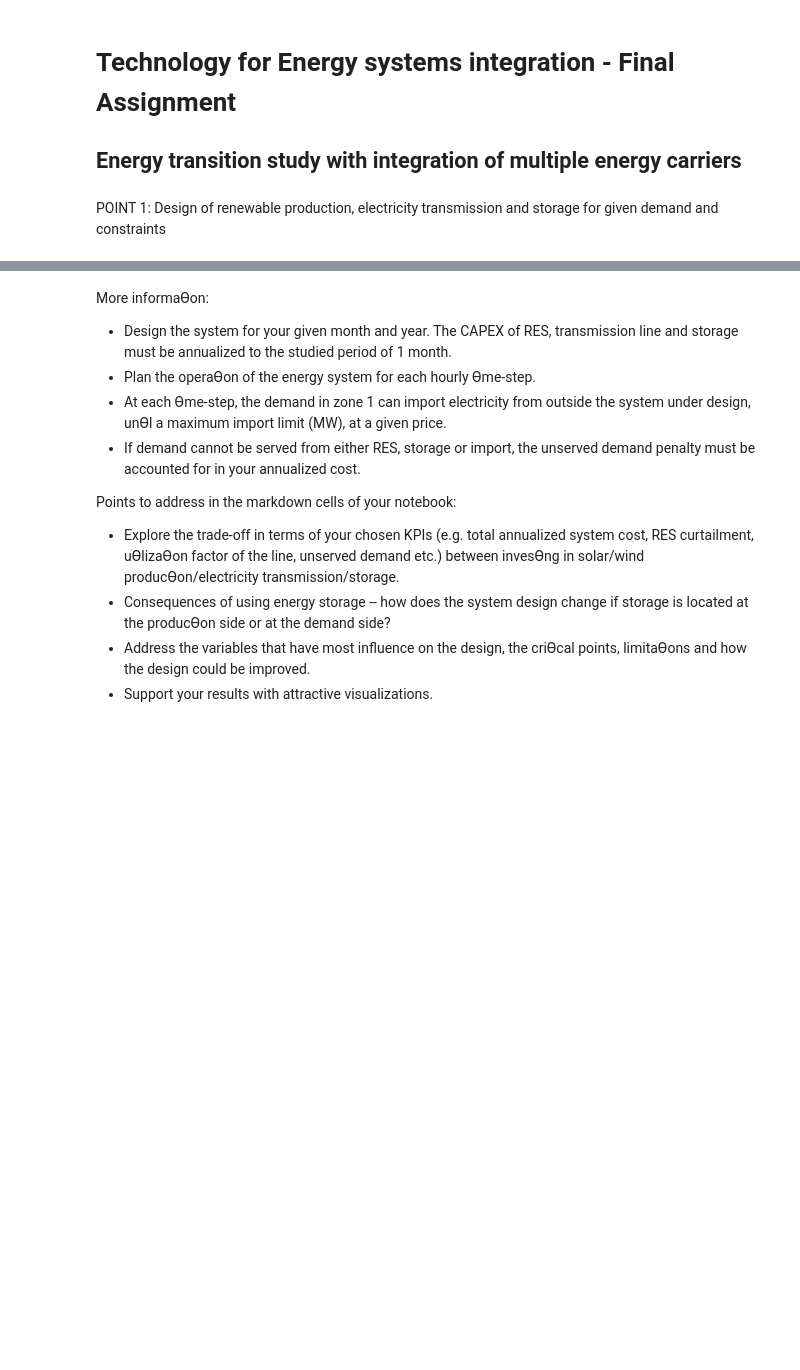
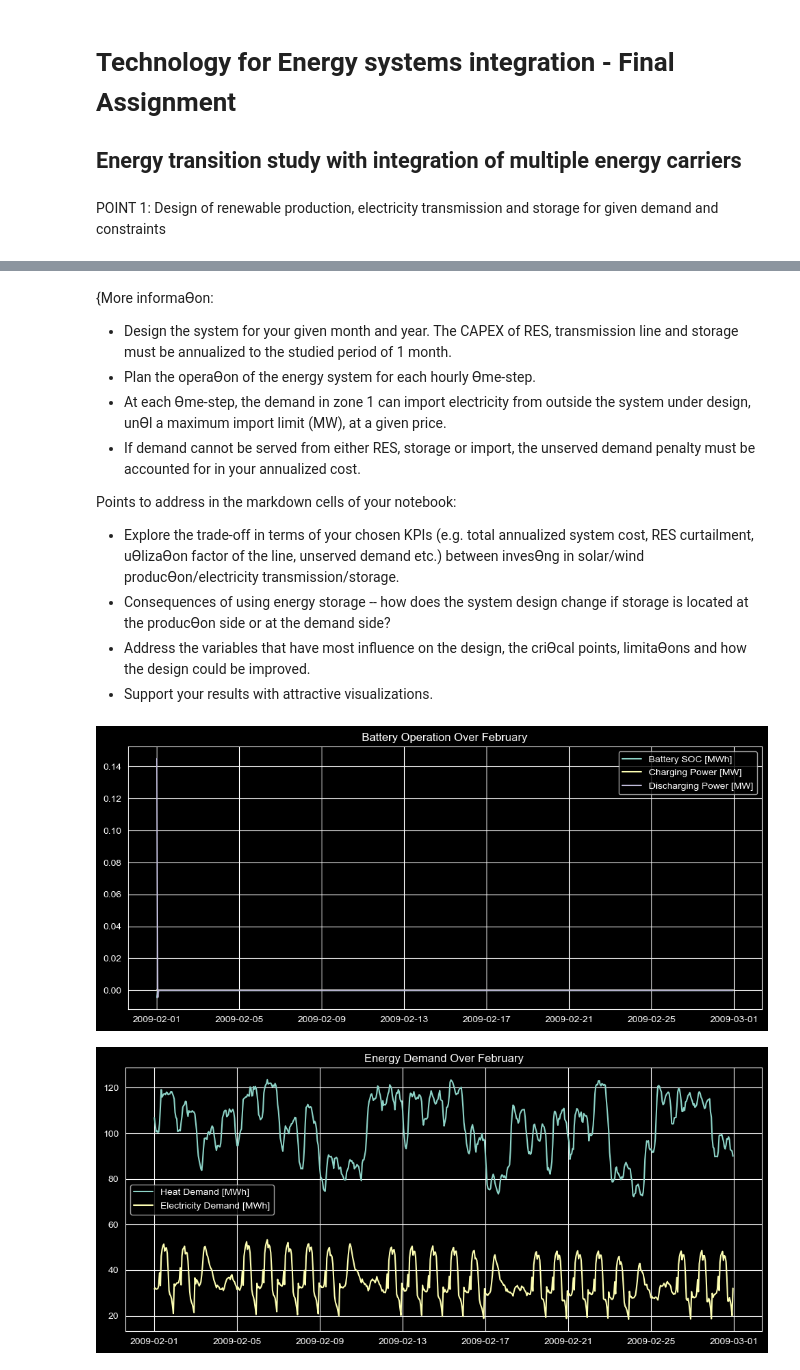
Before and after one commit to karivero/esi_final_repo, a Jupyter notebook: final_esi/ESI_Assignment/ESI_assignment_point1_empty.ipynb, the cells around one changed output, grey strips where cells are left out. Saved outputs shown, nothing was run; the diff lists cells and outputs as text; code cells hidden in the pictures; blank space fills up the shorter version.

```diff
--- a/final_esi/ESI_Assignment/ESI_assignment_point1_empty.ipynb
+++ b/final_esi/ESI_Assignment/ESI_assignment_point1_empty.ipynb
@@ -384,5 +539,5 @@ Battery_zone2_total_cost_monthly = Battery_zone2_total_capex_cost_monthly + Batt
 # %% [markdown]
-More informaƟon:
+{More informaƟon:
 - Design the system for your given month and year. The CAPEX of RES, transmission line and
 storage must be annualized to the studied period of 1 month.
 - Plan the operaƟon of the energy system for each hourly Ɵme-step.
@@ -405,7 +560,7 @@ and how the design could be improved.
 # stocks
 wind_capacity = 10 # MW
 solar_capacity = 10 # MW
-battery_capacity = Li_ion_battery_capex / 1000  # from data to MWh
+battery_capacity = Li_ion_battery_capex / 1000  # from data to MWh # EUR / MWh
 
 # stock characteristics
 battery_max_charge = Li_ion_battery_max_charging_capacity / 100 * battery_capacity  # MW
@@ -434,9 +589,12 @@ soc = pd.Series(0.0, index=times)          # State of charge
 charge = pd.Series(0.0, index=times)       # Charging power
 discharge = pd.Series(0.0, index=times)    # Discharging power
 
+el_import = pd.Series(0.0, index=times)    # Electricity to import
+el_shortage = pd.Series(0.0, index=times)  # Electricity shortage
+
 # --- Loop over hours ---
 for i, t in enumerate(times):
-    prev_soc = soc.iloc[i-1] if i > 0 else 0  # previous hour SOC
+    prev_soc = soc.iloc[i-1] if i > 0 else (battery_capacity/2)  # previous hour SOC
 
     if residual_load[t] < 0:  # surplus → charge battery
         charge_power = min(-residual_load[t], battery_max_charge, battery_capacity - prev_soc)
@@ -451,32 +609,47 @@ for i, t in enumerate(times):
     else:  # no surplus or deficit
         soc[t] = prev_soc * (1 - self_discharge)
 
     # Update residual load after battery action
     residual_load[t] = residual_load[t] + charge[t] - discharge[t]
 
+    el_import[t] = min(residual_load[t], Operational_cost_max_import_availability)
+    el_shortage[t] = max(0, residual_load[t] - el_import[t])
+
+
 plt.figure(figsize=(12,5))
 plt.plot(soc, label='Battery SOC [MWh]')
 plt.plot(charge, label='Charging Power [MW]')
 plt.plot(discharge, label='Discharging Power [MW]')
 plt.legend()
 plt.title("Battery Operation Over February")
+plt.grid(True)
+plt.show()
+
+plt.figure(figsize=(12,5))
+plt.plot(heat_demand, label='Heat Demand [MWh]')
+plt.plot(el_demand, label='Electricity Demand [MWh]')
+plt.legend()
+plt.title("Energy Demand Over February")
 plt.grid(True)
 plt.show()
 
 # plt.plot(total_res_generation)
 # plt.title("total generation over time")
 # plt.show()
 
 # plt.plot(el_demand)
 # plt.title("total demand over time")
 # plt.show()
 #
 # plt.plot(total_res_generation)
 # plt.title("total generation over time")
 # plt.show()
 #
 # plt.plot(residual_load)
 # plt.title("residual load over time")
 # plt.show()
+# %% [output]
+[figure, added]
+[figure, added]
 # %%
 # PYPSA ATTEMPT
```
Also changed, not shown: parts of 10 cells of this notebook.
